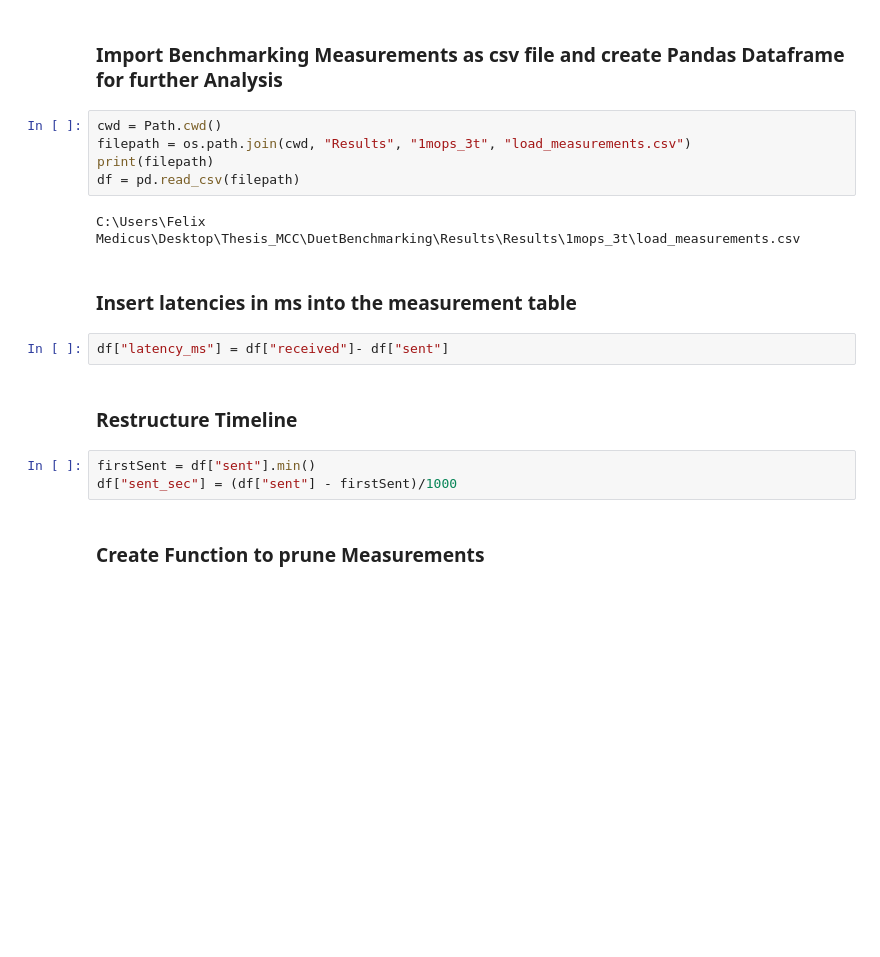
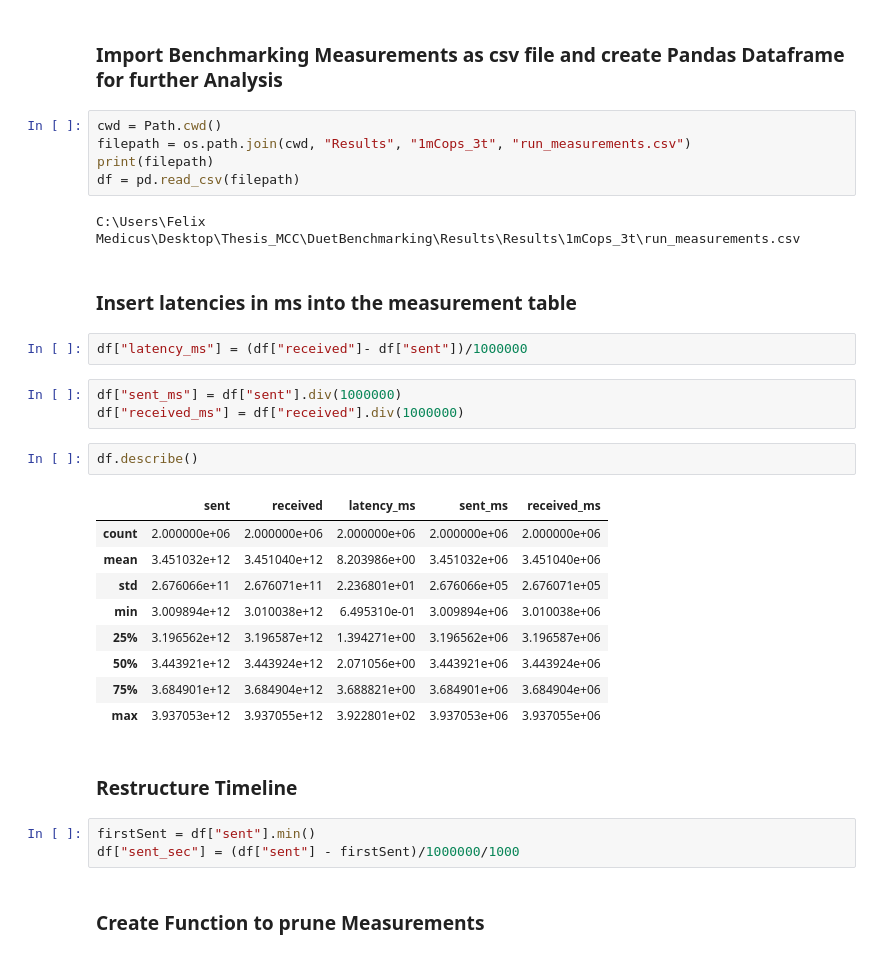
Before and after one commit to FelixMedicusf/DuetBenchmarking, a Jupyter notebook: Results/Result Evaluation.ipynb, the cells around one changed output. Drawn from its saved outputs; the diff is of its cells as text; blank space fills up the shorter version.

```diff
--- a/Results/Result Evaluation.ipynb
+++ b/Results/Result Evaluation.ipynb
@@ -13,20 +13,35 @@ from pathlib import Path
 ### Import Benchmarking Measurements as csv file and create Pandas Dataframe for further Analysis
 # %%
 cwd = Path.cwd()
-filepath = os.path.join(cwd, "Results", "1mops_3t", "load_measurements.csv")
+filepath = os.path.join(cwd, "Results", "1mCops_3t", "run_measurements.csv")
 print(filepath)
 df = pd.read_csv(filepath)
 # %% [output]
-C:\Users\Felix Medicus\Desktop\Thesis_MCC\DuetBenchmarking\Results\Results\1mops_3t\load_measurements.csv
+C:\Users\Felix Medicus\Desktop\Thesis_MCC\DuetBenchmarking\Results\Results\1mCops_3t\run_measurements.csv
 # %% [markdown]
 ### Insert latencies in ms into the measurement table
 # %%
-df["latency_ms"] = df["received"]- df["sent"]
+df["latency_ms"] = (df["received"]- df["sent"])/1000000
+# %%
+df["sent_ms"] = df["sent"].div(1000000)
+df["received_ms"] = df["received"].div(1000000)
+# %%
+df.describe()
+# %% [output]
+|  | sent | received | latency_ms | sent_ms | received_ms |
+| count | 2.000000e+06 | 2.000000e+06 | 2.000000e+06 | 2.000000e+06 | 2.000000e+06 |
+| mean | 3.451032e+12 | 3.451040e+12 | 8.203986e+00 | 3.451032e+06 | 3.451040e+06 |
+| std | 2.676066e+11 | 2.676071e+11 | 2.236801e+01 | 2.676066e+05 | 2.676071e+05 |
+| min | 3.009894e+12 | 3.010038e+12 | 6.495310e-01 | 3.009894e+06 | 3.010038e+06 |
+| 25% | 3.196562e+12 | 3.196587e+12 | 1.394271e+00 | 3.196562e+06 | 3.196587e+06 |
+| 50% | 3.443921e+12 | 3.443924e+12 | 2.071056e+00 | 3.443921e+06 | 3.443924e+06 |
+| 75% | 3.684901e+12 | 3.684904e+12 | 3.688821e+00 | 3.684901e+06 | 3.684904e+06 |
+| max | 3.937053e+12 | 3.937055e+12 | 3.922801e+02 | 3.937053e+06 | 3.937055e+06 |
 # %% [markdown]
 ### Restructure Timeline
 # %%
 firstSent = df["sent"].min()
-df["sent_sec"] = (df["sent"] - firstSent)/1000
+df["sent_sec"] = (df["sent"] - firstSent)/1000000/1000
 # %% [markdown]
 ### Create Function to prune Measurements
 # %%
```
Also changed, not shown: parts of 9 cells of this notebook, 6 other files.
